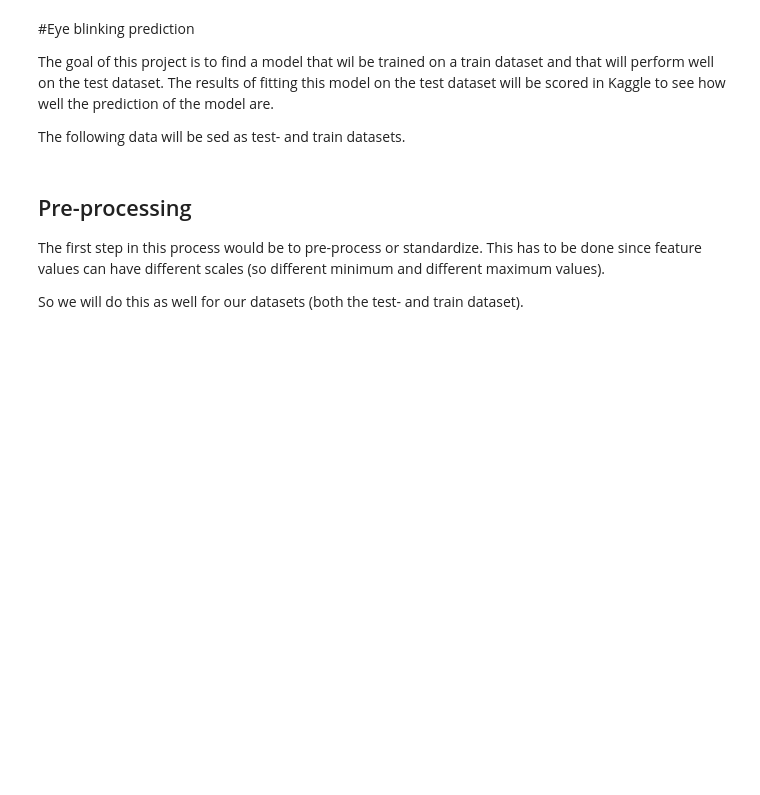
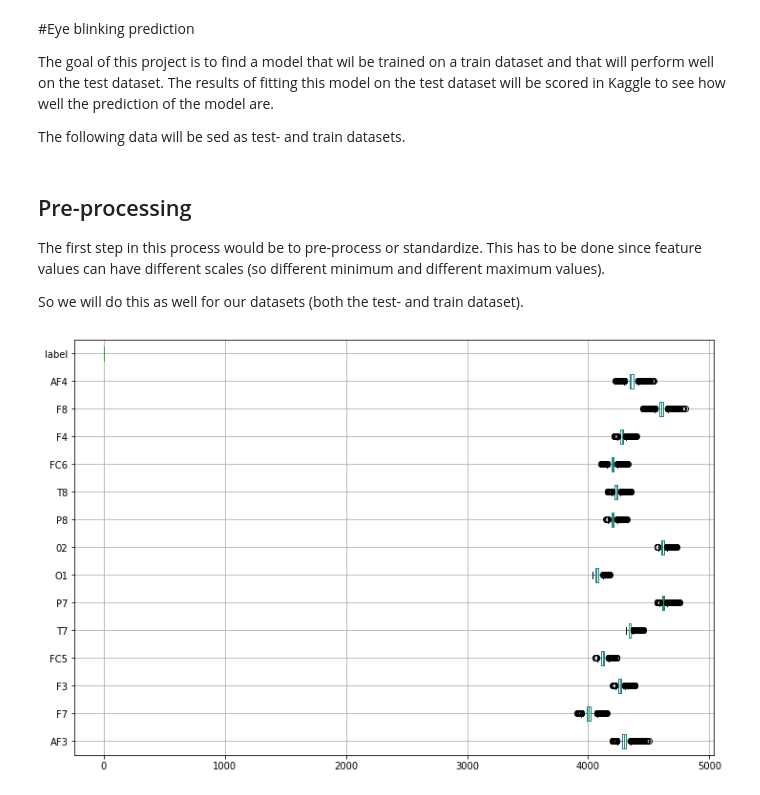
Before and after one commit to JanaDeCoster/Machine_Learning_course_UGent_D012554_kaggle, a Jupyter notebook: Kaggle_eye_blinking_prediciton.ipynb, the cells around one changed output. Saved outputs shown, nothing was run; the diff lists cells and outputs as text; code cells hidden in the pictures; blank space fills up the shorter version.

```diff
--- a/Kaggle_eye_blinking_prediciton.ipynb
+++ b/Kaggle_eye_blinking_prediciton.ipynb
@@ -20,6 +25,8 @@ The first step in this process would be to pre-process or standardize. This has
 
 So we will do this as well for our datasets (both the test- and train dataset).
 # %%
- plt.figure(figsize=(12,8))
-dataset_unscaled.boxplot(vert=False)
+plt.figure(figsize=(12,8))
+trainset.boxplot(vert=False)
 plt.show()
+# %% [output]
+[figure, added]
```
Also changed, not shown: parts of 8 cells of this notebook.
